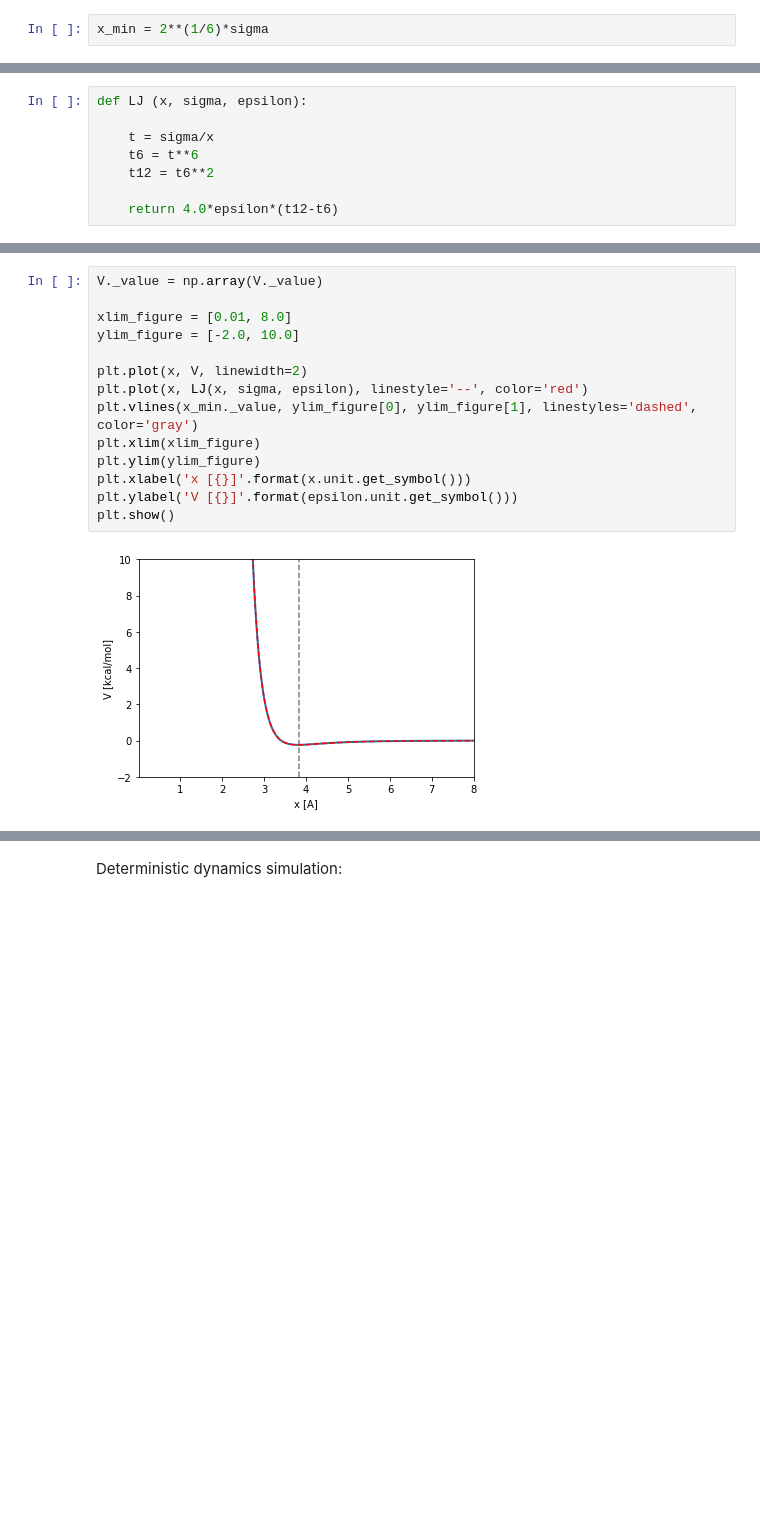
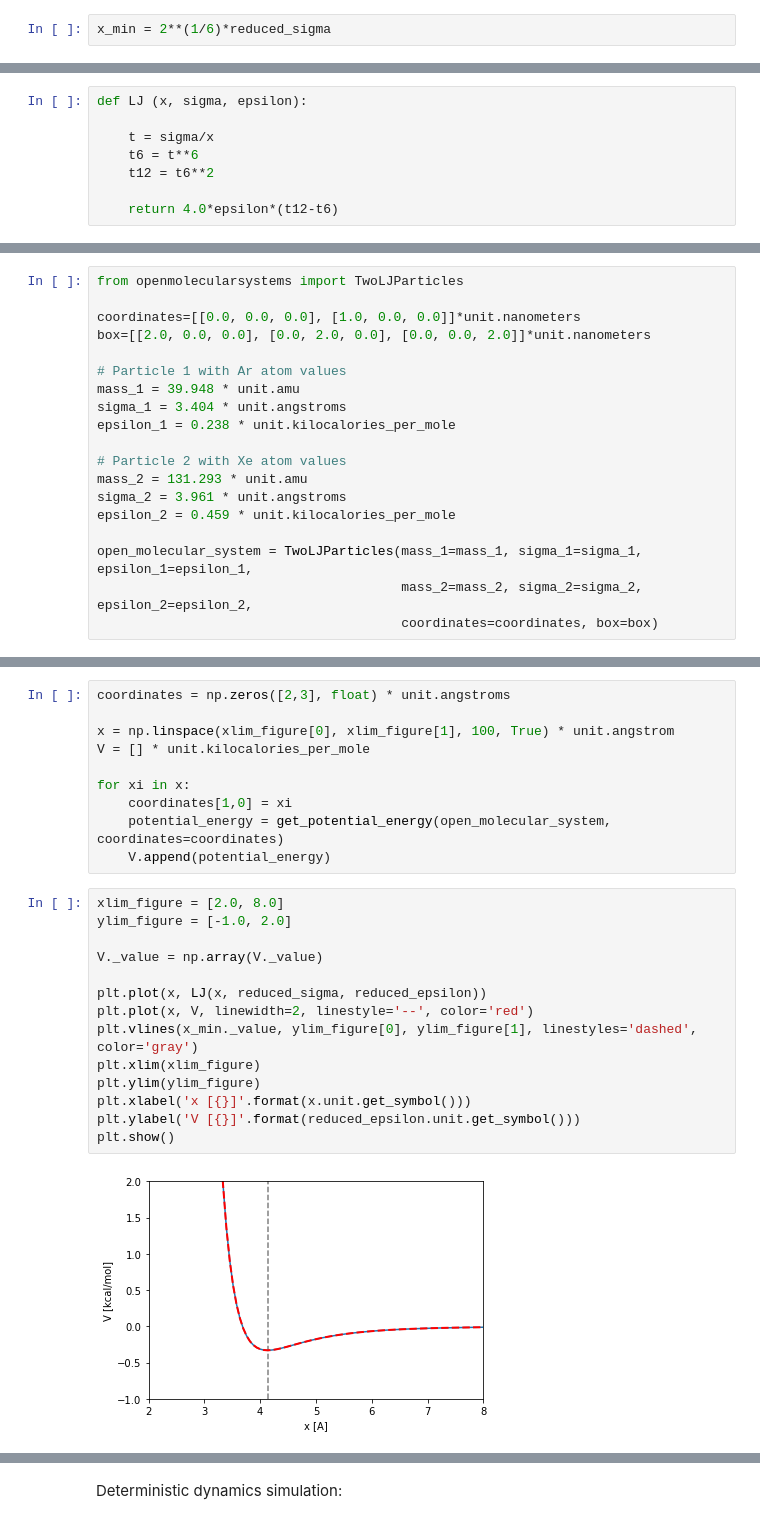
Before and after one commit to uibcdf/Molecular-Systems, a Jupyter notebook: docs/contents/lennard_jones_fluid/Two_particles.ipynb, the cells around one changed output, grey strips where cells are left out. Cells and saved outputs as stored; diff of their text form; blank space fills up the shorter version.

Commit message:
Adding two LJ particles

```diff
--- a/docs/contents/lennard_jones_fluid/Two_particles.ipynb
+++ b/docs/contents/lennard_jones_fluid/Two_particles.ipynb
@@ -29,6 +51,6 @@ x_{min} = 2^{1/6} \sigma
 \end{equation}
 # %%
-x_min = 2**(1/6)*sigma
+x_min = 2**(1/6)*reduced_sigma
 # %%
 x_min
 # %% [output]
@@ -90,0 +104,19 @@ def LJ (x, sigma, epsilon):
+# %%
+from openmolecularsystems import TwoLJParticles
+
+coordinates=[[0.0, 0.0, 0.0], [1.0, 0.0, 0.0]]*unit.nanometers
+box=[[2.0, 0.0, 0.0], [0.0, 2.0, 0.0], [0.0, 0.0, 2.0]]*unit.nanometers
+
+# Particle 1 with Ar atom values
+mass_1 = 39.948 * unit.amu
+sigma_1 = 3.404 * unit.angstroms
+epsilon_1 = 0.238 * unit.kilocalories_per_mole
+
+# Particle 2 with Xe atom values
+mass_2 = 131.293 * unit.amu
+sigma_2 = 3.961 * unit.angstroms
+epsilon_2 = 0.459 * unit.kilocalories_per_mole
+
+open_molecular_system = TwoLJParticles(mass_1=mass_1, sigma_1=sigma_1, epsilon_1=epsilon_1,
+                                       mass_2=mass_2, sigma_2=sigma_2, epsilon_2=epsilon_2,
+                                       coordinates=coordinates, box=box)
@@ -91,16 +157,26 @@ def LJ (x, sigma, epsilon):
+# %%
+coordinates = np.zeros([2,3], float) * unit.angstroms
+
+x = np.linspace(xlim_figure[0], xlim_figure[1], 100, True) * unit.angstrom
+V = [] * unit.kilocalories_per_mole
+
+for xi in x:
+    coordinates[1,0] = xi
+    potential_energy = get_potential_energy(open_molecular_system, coordinates=coordinates)
+    V.append(potential_energy)
 # %%
+xlim_figure = [2.0, 8.0]
+ylim_figure = [-1.0, 2.0]
+
 V._value = np.array(V._value)
 
-xlim_figure = [0.01, 8.0]
-ylim_figure = [-2.0, 10.0]
-
-plt.plot(x, V, linewidth=2)
-plt.plot(x, LJ(x, sigma, epsilon), linestyle='--', color='red')
+plt.plot(x, LJ(x, reduced_sigma, reduced_epsilon))
+plt.plot(x, V, linewidth=2, linestyle='--', color='red')
 plt.vlines(x_min._value, ylim_figure[0], ylim_figure[1], linestyles='dashed', color='gray')
 plt.xlim(xlim_figure)
 plt.ylim(ylim_figure)
 plt.xlabel('x [{}]'.format(x.unit.get_symbol()))
-plt.ylabel('V [{}]'.format(epsilon.unit.get_symbol()))
+plt.ylabel('V [{}]'.format(reduced_epsilon.unit.get_symbol()))
 plt.show()
 # %% [output]
-[figure, old version]
+[figure, new version]
```
Also changed, not shown: parts of 61 cells of this notebook, 5 other files.
